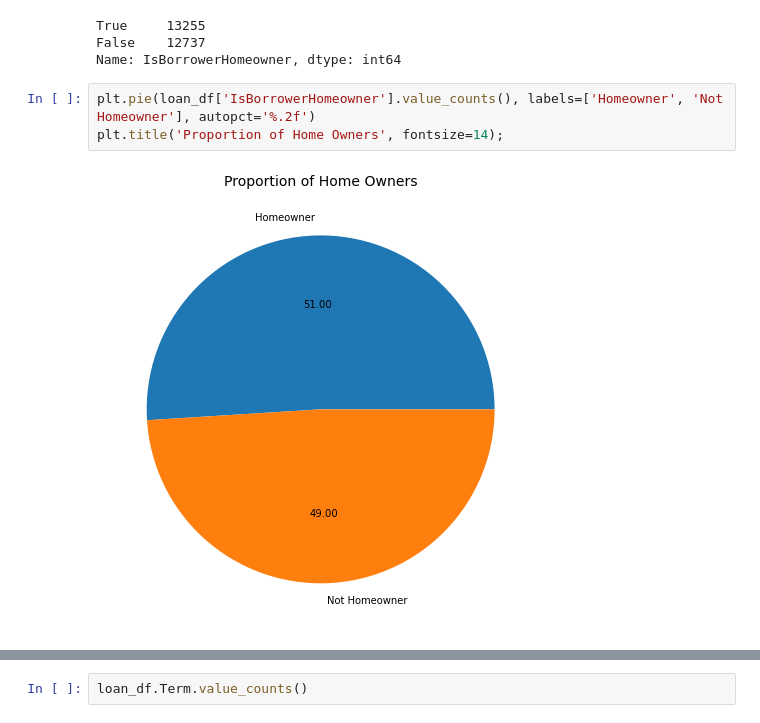
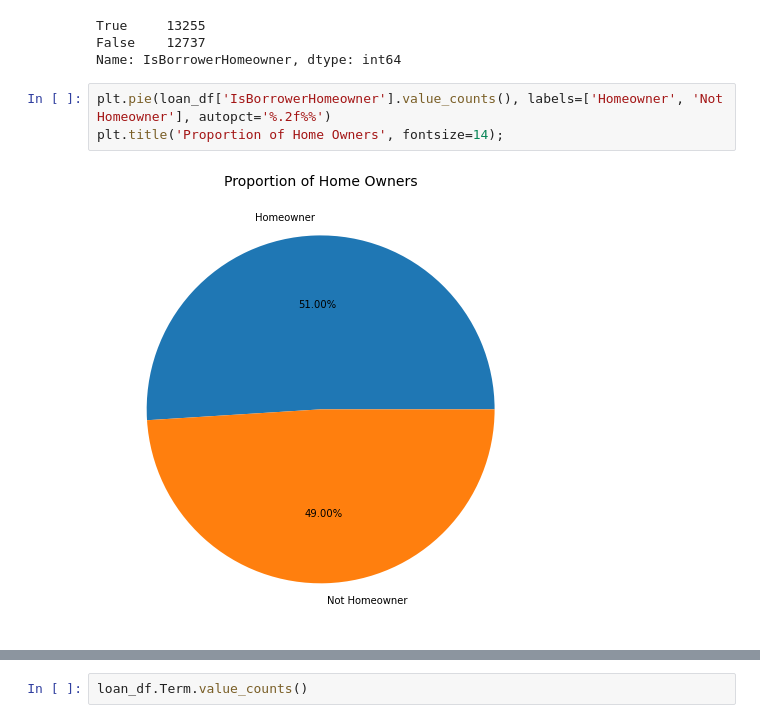
Before and after one commit to Manny-97/Udacity-Data-Analyst, a Jupyter notebook: data visualization/Exploratory_visualization-checkpoint.ipynb, the cells around one changed output, grey strips where cells are left out. Saved outputs shown, nothing was run; the diff lists cells and outputs as text.

```diff
--- a/data visualization/Exploratory_visualization-checkpoint.ipynb
+++ b/data visualization/Exploratory_visualization-checkpoint.ipynb
@@ -329,7 +358,7 @@ True     13255
 False    12737
 Name: IsBorrowerHomeowner, dtype: int64
 # %%
-plt.pie(loan_df['IsBorrowerHomeowner'].value_counts(), labels=['Homeowner', 'Not Homeowner'], autopct='%.2f')
+plt.pie(loan_df['IsBorrowerHomeowner'].value_counts(), labels=['Homeowner', 'Not Homeowner'], autopct='%.2f%%')
 plt.title('Proportion of Home Owners', fontsize=14);
 # %% [output]
-[figure, old version]
+[figure, new version]
```
Also changed, not shown: parts of 54 cells of this notebook, 2 other files.
